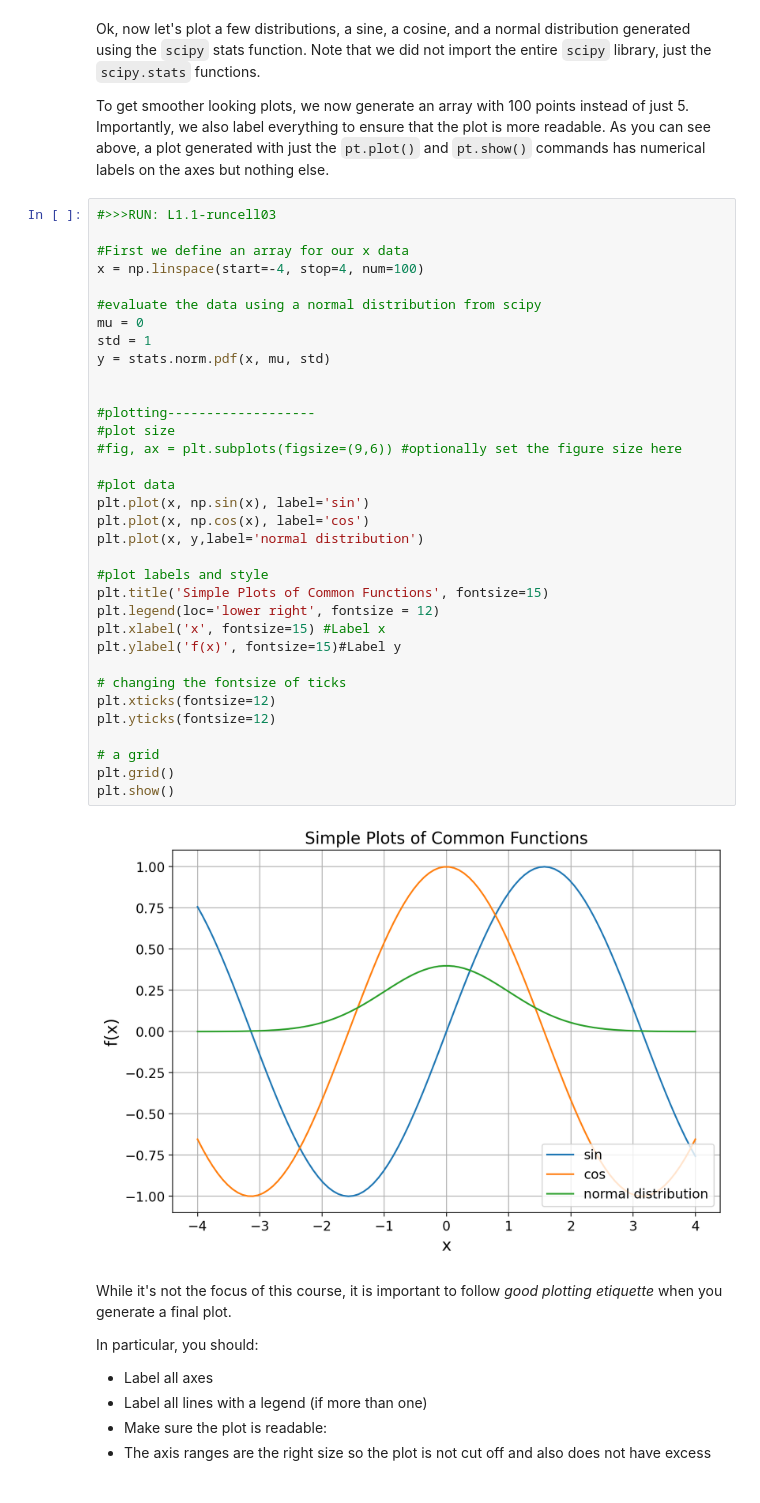
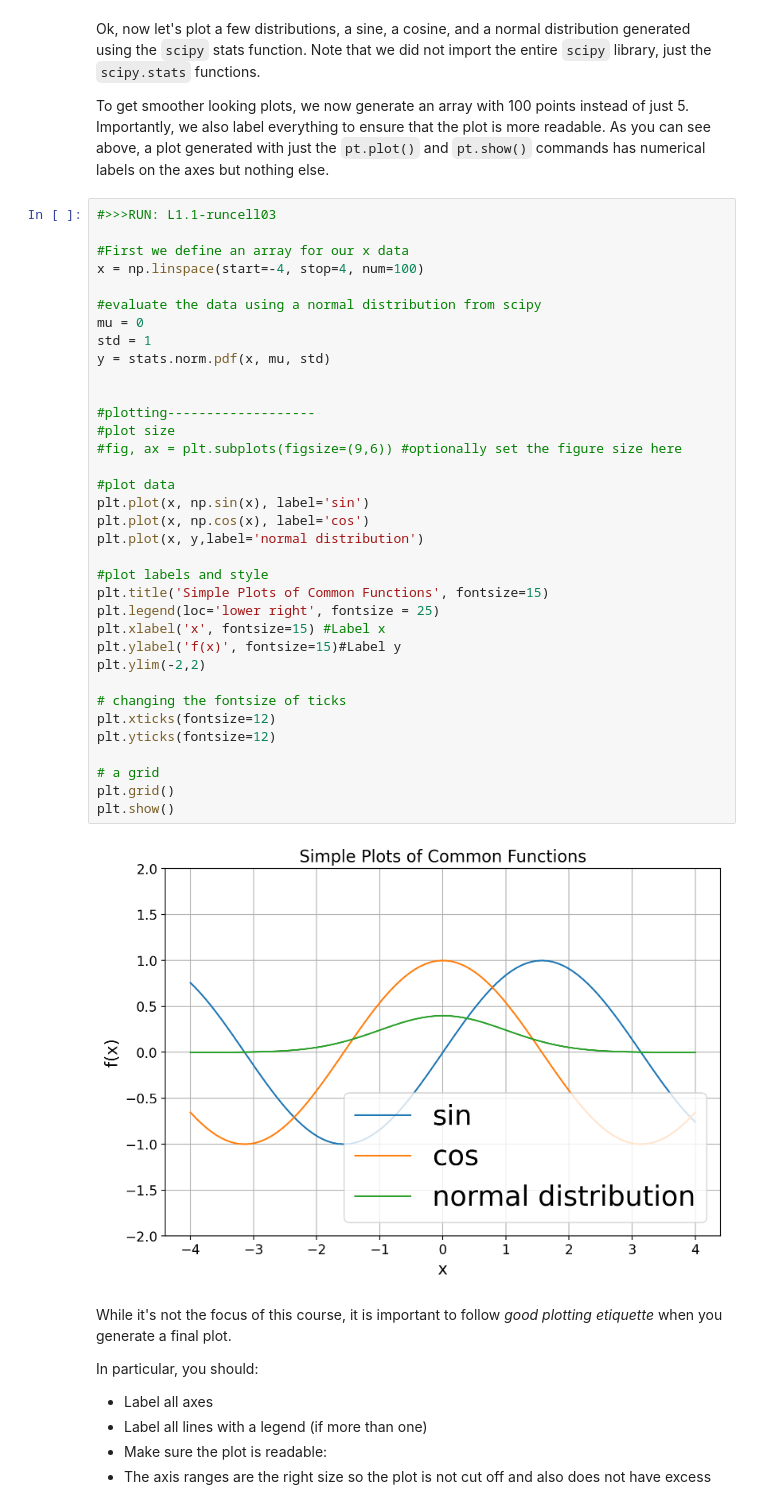
Before and after one commit to mit-physics-data/lectures, a Jupyter notebook: lecture1/8316_L01_MAIN.ipynb, the cells around one changed output. Cells and saved outputs as stored; diff of their text form.

```diff
--- a/lecture1/8316_L01_MAIN.ipynb
+++ b/lecture1/8316_L01_MAIN.ipynb
@@ -211,35 +210,36 @@ To get smoother looking plots, we now generate an array with 100 points instead
 x = np.linspace(start=-4, stop=4, num=100)
 
 #evaluate the data using a normal distribution from scipy
 mu = 0
 std = 1
 y = stats.norm.pdf(x, mu, std)
 
 
 #plotting-------------------
 #plot size
 #fig, ax = plt.subplots(figsize=(9,6)) #optionally set the figure size here
 
 #plot data
 plt.plot(x, np.sin(x), label='sin')
 plt.plot(x, np.cos(x), label='cos')
 plt.plot(x, y,label='normal distribution')
 
 #plot labels and style
 plt.title('Simple Plots of Common Functions', fontsize=15)
-plt.legend(loc='lower right', fontsize = 12)
+plt.legend(loc='lower right', fontsize = 25)
 plt.xlabel('x', fontsize=15) #Label x
 plt.ylabel('f(x)', fontsize=15)#Label y
+plt.ylim(-2,2)
 
 # changing the fontsize of ticks
 plt.xticks(fontsize=12)
 plt.yticks(fontsize=12)
 
 # a grid
 plt.grid()
 plt.show()
 # %% [output]
-[figure, old version]
+[figure, new version]
 # %% [markdown]
 While it's not the focus of this course, it is important to follow *good plotting etiquette* when you generate a final plot.
 
```
Also changed, not shown: parts of 16 cells of this notebook, 1 other file.
